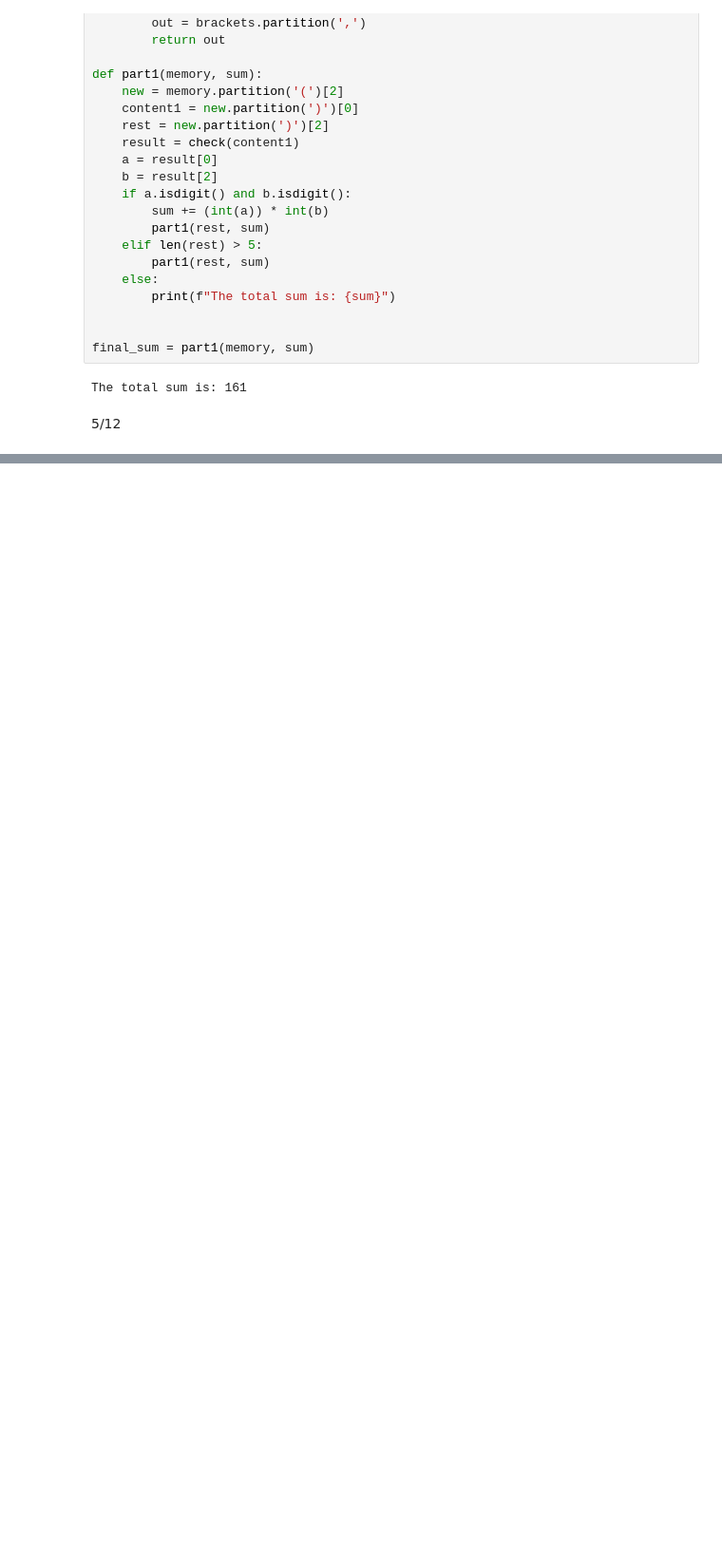
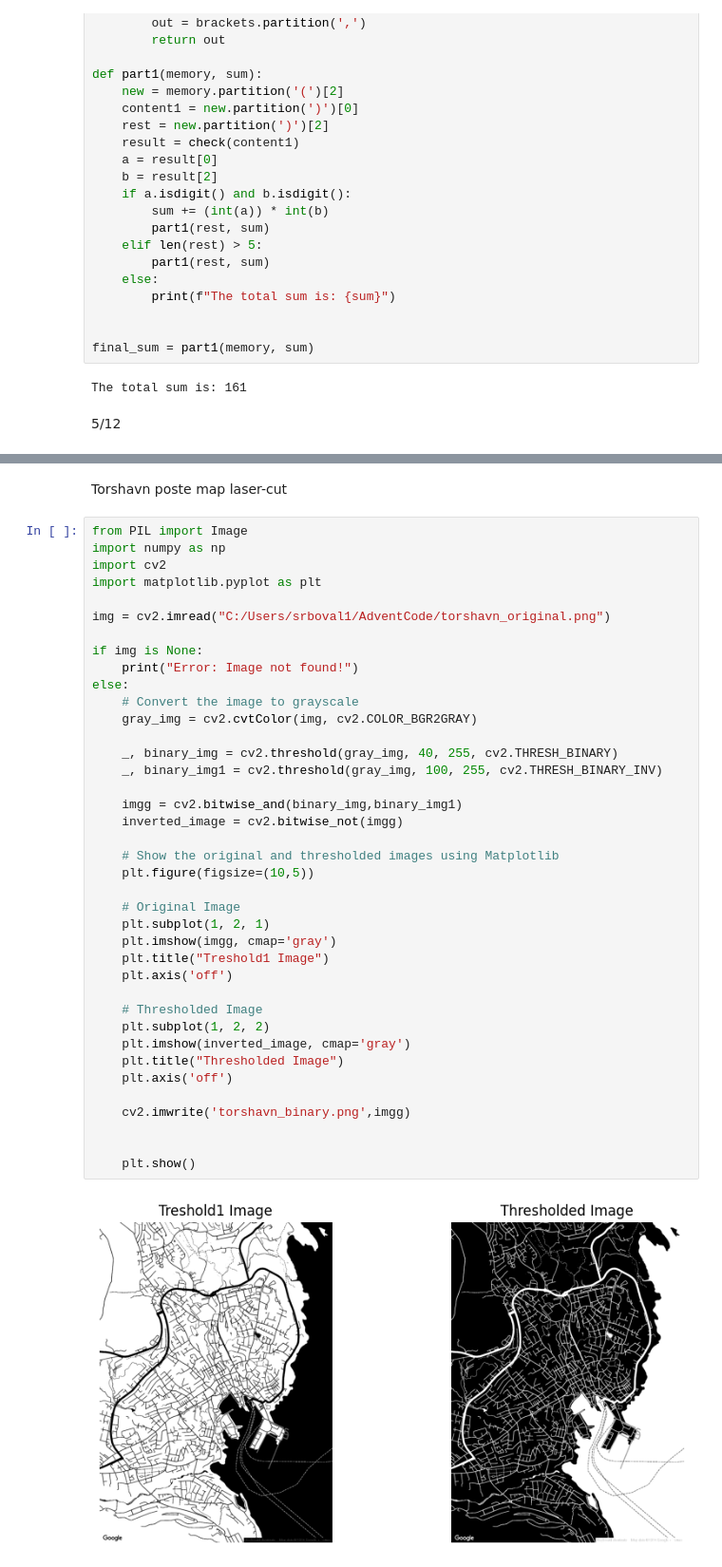
Before and after one commit to LindaSrbova/AdventCode2024, a Jupyter notebook: code.ipynb, the cells around one changed output, grey strips where cells are left out. Shown at 95% size. Saved outputs shown, nothing was run; the diff lists cells and outputs as text; blank space fills up the shorter version.

```diff
--- a/code.ipynb
+++ b/code.ipynb
@@ -147,0 +199,43 @@ The total sum of middle numbers from correct updates is 143
+# %% [markdown]
+Torshavn poste map laser-cut
+# %%
+from PIL import Image
+import numpy as np
+import cv2
+import matplotlib.pyplot as plt
+
+img = cv2.imread("C:/Users/srboval1/AdventCode/torshavn_original.png")
+
+if img is None:
+    print("Error: Image not found!")
+else:
+    # Convert the image to grayscale
+    gray_img = cv2.cvtColor(img, cv2.COLOR_BGR2GRAY)
+
+    _, binary_img = cv2.threshold(gray_img, 40, 255, cv2.THRESH_BINARY)
+    _, binary_img1 = cv2.threshold(gray_img, 100, 255, cv2.THRESH_BINARY_INV)
+
+    imgg = cv2.bitwise_and(binary_img,binary_img1)
+    inverted_image = cv2.bitwise_not(imgg)
+
+    # Show the original and thresholded images using Matplotlib
+    plt.figure(figsize=(10,5))
+
+    # Original Image
+    plt.subplot(1, 2, 1)
+    plt.imshow(imgg, cmap='gray')
+    plt.title("Treshold1 Image")
+    plt.axis('off')
+
+    # Thresholded Image
+    plt.subplot(1, 2, 2)
+    plt.imshow(inverted_image, cmap='gray')
+    plt.title("Thresholded Image")
+    plt.axis('off')
+
+    cv2.imwrite('torshavn_binary.png',imgg)
+
+
+    plt.show()
+# %% [output]
+[figure, added]
```
Also changed, not shown: parts of 4 cells of this notebook.
